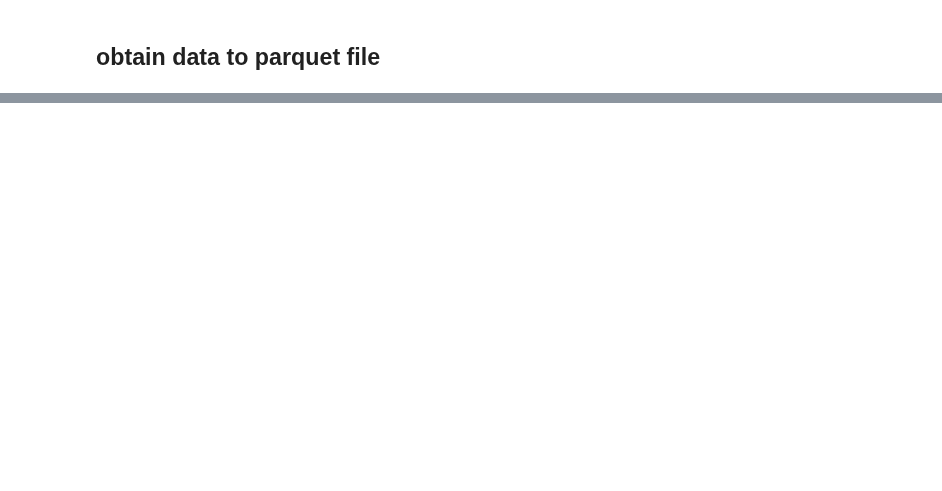
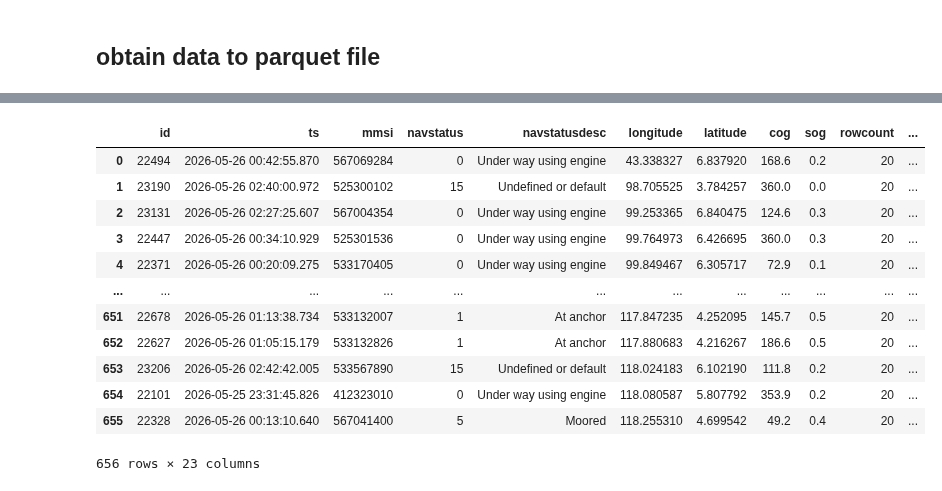
Before and after one commit to azzulhisham/PySTS, a Jupyter notebook: test.ipynb, the cells around one changed output, grey strips where cells are left out. Drawn from its saved outputs; the diff is of its cells as text; code cells hidden in the pictures; blank space fills up the shorter version.

```diff
--- a/test.ipynb
+++ b/test.ipynb
@@ -181,0 +136,57 @@ duckdb.sql(f'''
+# %%
+engine = get_pgEngine()
+
+query = text(f"""
+	SELECT *
+	FROM public.ais_static
+""")
+
+df_static = pd.read_sql(query, con=engine)
+
+
+query = text(f"""
+	SELECT *
+	FROM (
+		SELECT *,  row_number() OVER (PARTITION BY mmsi ORDER BY ts ) AS rowcount_mmsi
+		FROM public.ais_vesselmovementactivities
+	)
+	WHERE tsstop is not null
+		AND tsout is null
+		AND tscurrent >= now() - interval '6 HOURS'
+	ORDER BY curlongitude, curlatitude
+""")
+
+df = pd.read_sql(query, con=engine)
+# %%
+df_shift = duckdb.sql(f'''
+    SELECT *,
+        COALESCE(LEAD(curlongitude) OVER (ORDER BY curlongitude, curlatitude), curlongitude) AS next_curlong,
+        COALESCE(LEAD(curlatitude) OVER (ORDER BY curlongitude, curlatitude), curlatitude) AS next_curlat
+    FROM df
+''').to_df()
+# %%
+df_dist = duckdb.sql(f'''
+    SELECT *,
+        ST_Distance_Sphere(
+            ST_Point(next_curlat, next_curlong),
+            ST_Point(curlatitude, curlongitude)
+        ) AS distance_m
+    FROM df_shift
+''').to_df()
+# %%
+df_dist['distance_m'] = df_dist['distance_m'].apply(lambda x: f"{x:.6f}")
+df_dist
+# %% [output]
+|  | id | ts | mmsi | navstatus | navstatusdesc | longitude | latitude | cog | sog | rowcount | ... |
+| 0 | 22494 | 2026-05-26 00:42:55.870 | 567069284 | 0 | Under way using engine | 43.338327 | 6.837920 | 168.6 | 0.2 | 20 | ... |
+| 1 | 23190 | 2026-05-26 02:40:00.972 | 525300102 | 15 | Undefined or default | 98.705525 | 3.784257 | 360.0 | 0.0 | 20 | ... |
+| 2 | 23131 | 2026-05-26 02:27:25.607 | 567004354 | 0 | Under way using engine | 99.253365 | 6.840475 | 124.6 | 0.3 | 20 | ... |
+| 3 | 22447 | 2026-05-26 00:34:10.929 | 525301536 | 0 | Under way using engine | 99.764973 | 6.426695 | 360.0 | 0.3 | 20 | ... |
+| 4 | 22371 | 2026-05-26 00:20:09.275 | 533170405 | 0 | Under way using engine | 99.849467 | 6.305717 | 72.9 | 0.1 | 20 | ... |
+| ... | ... | ... | ... | ... | ... | ... | ... | ... | ... | ... | ... |
+| 651 | 22678 | 2026-05-26 01:13:38.734 | 533132007 | 1 | At anchor | 117.847235 | 4.252095 | 145.7 | 0.5 | 20 | ... |
+| 652 | 22627 | 2026-05-26 01:05:15.179 | 533132826 | 1 | At anchor | 117.880683 | 4.216267 | 186.6 | 0.5 | 20 | ... |
+| 653 | 23206 | 2026-05-26 02:42:42.005 | 533567890 | 15 | Undefined or default | 118.024183 | 6.102190 | 111.8 | 0.2 | 20 | ... |
+| 654 | 22101 | 2026-05-25 23:31:45.826 | 412323010 | 0 | Under way using engine | 118.080587 | 5.807792 | 353.9 | 0.2 | 20 | ... |
+| 655 | 22328 | 2026-05-26 00:13:10.640 | 567041400 | 5 | Moored | 118.255310 | 4.699542 | 49.2 | 0.4 | 20 | ... |
+656 rows × 23 columns
```
Also changed, not shown: parts of 29 cells of this notebook, 7 other files.
